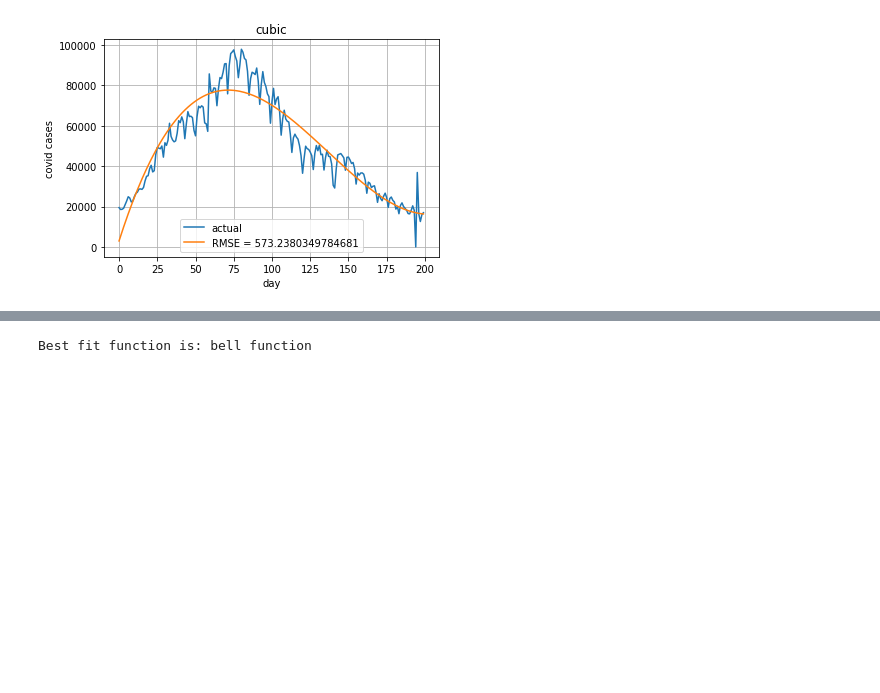
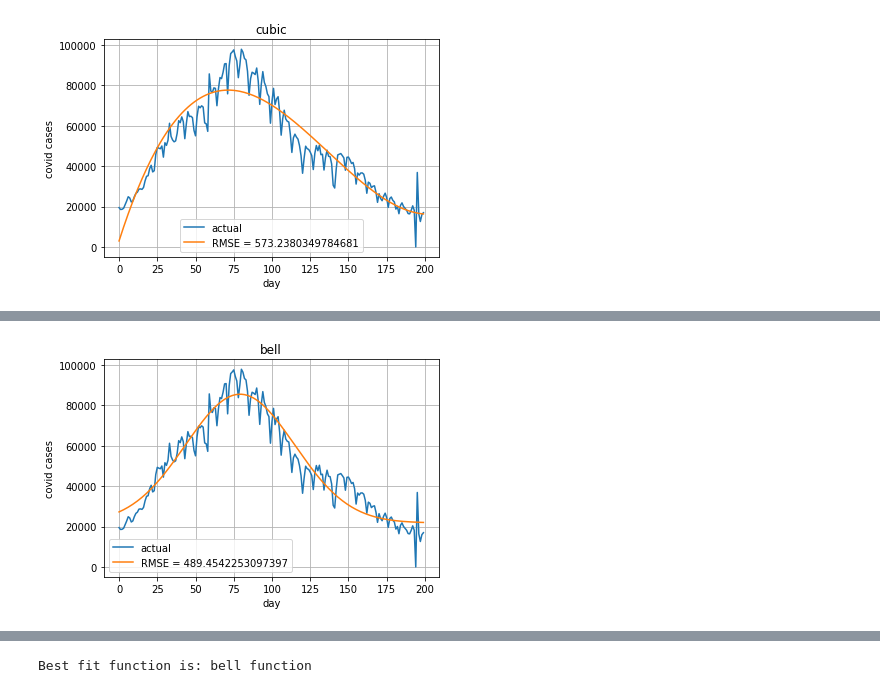
Before and after one commit to Abh1-Shek/BTP, a Jupyter notebook: FunctionFittingCountries.ipynb, the cells around one changed output, grey strips where cells are left out. Drawn from its saved outputs; the diff is of its cells as text; code cells hidden in the pictures; blank space fills up the shorter version.

```diff
--- a/FunctionFittingCountries.ipynb
+++ b/FunctionFittingCountries.ipynb
@@ -178,0 +187,4 @@ plot_graph(data['India'][150:350], 'cubic')
+# %%
+plot_graph(data['India'][150:350], 'bell')
+# %% [output]
+[figure, added]
```
Also changed, not shown: parts of 3 cells of this notebook.
